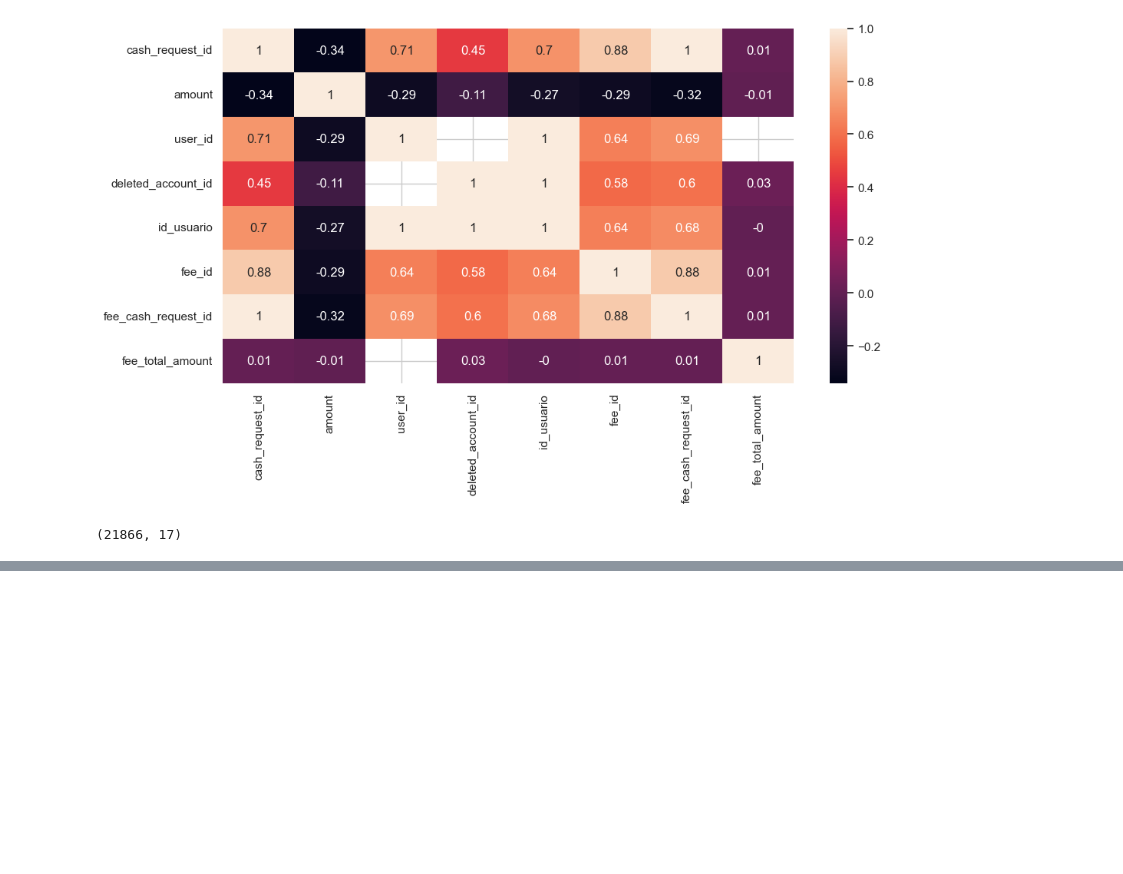
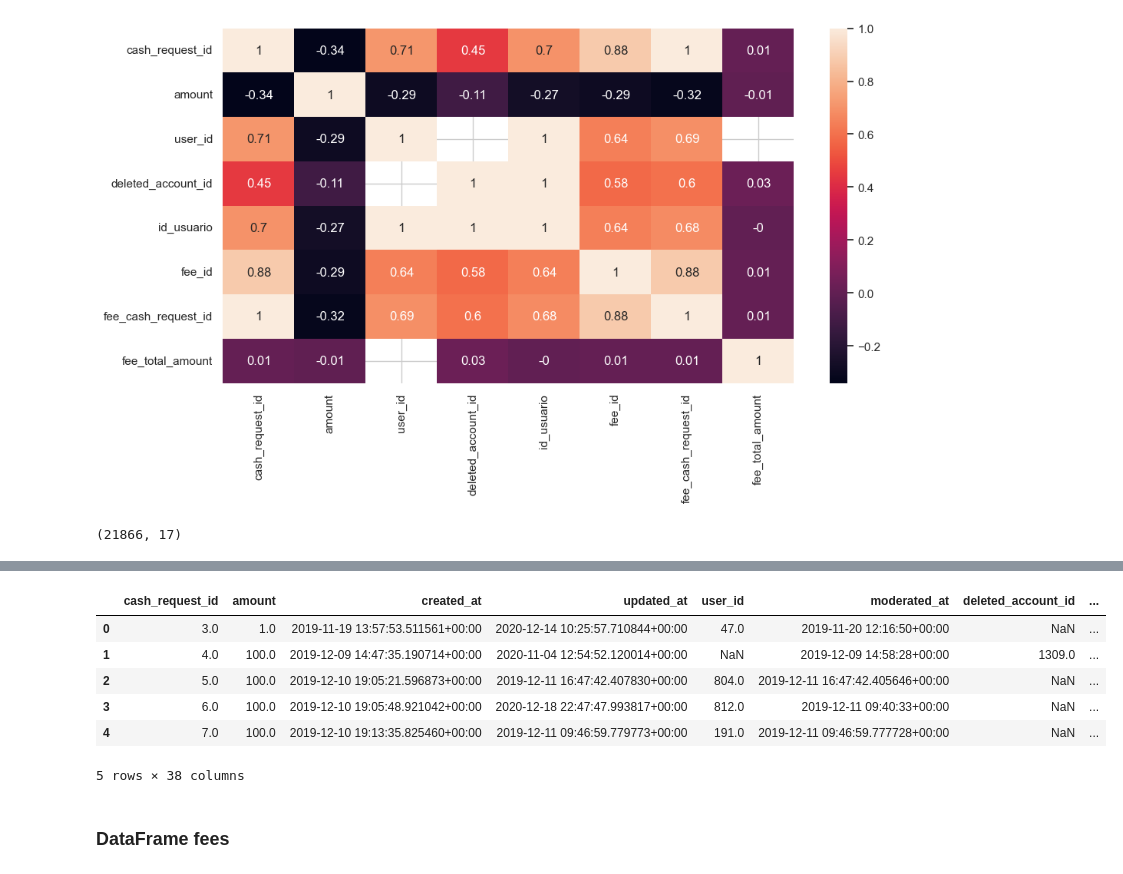
Before and after one commit to DataScience-UOC-projects/monayvi, a Jupyter notebook: notebooks/pre-procesamiento.ipynb, the cells around one changed output, grey strips where cells are left out. Drawn from its saved outputs; the diff is of its cells as text; code cells hidden in the pictures; blank space fills up the shorter version.

Commit message:
Añade notebook para documentar decisiones de análisis

```diff
--- a/notebooks/pre-procesamiento.ipynb
+++ b/notebooks/pre-procesamiento.ipynb
@@ -304,0 +309,5 @@ ds.cash[ds.cash['deleted_account_id'].isna()].shape
+# %%
+# Añadir columna 'alright' con valor 1 para aquellas filas sin correspondencia en el dataframe fees
+ds.merged['alright'] = ds.merged['fee_id'].transform(lambda x: 0 if pd.isnull(x) else 1)
+ds.merged[['cash_request_id','fee_id','alright']].tail(50)
+ds.merged[ds.merged['cash_request_id'].isna()]
@@ -304,0 +321,15 @@ ds.cash[ds.cash['deleted_account_id'].isna()].shape
+# %%
+# Añadir dummies, en algunos casos añadiendo prefijo para que no se confundan los dummies de categorías con valores iguales o parecidos
+# cash.status
+ds.merged.status.head()
+ds.merged.status.value_counts()
+# money_back               23270
+# rejected                  6568
+# direct_debit_rejected     1941
+# active                     158
+# direct_debit_sent           74
+# transaction_declined        48
+# canceled                    35
+cash_status_dummies = pd.get_dummies(ds.merged.status, dtype="int", drop_first=True, prefix='cstatus', prefix_sep='_')
+cash_status_dummies.head()
+# drop_first=True ha eliminado el dummy para 'status'='active'
@@ -304,0 +343,4 @@ ds.cash[ds.cash['deleted_account_id'].isna()].shape
+# %%
+cash_transfer_type_dummies = pd.get_dummies(ds.merged.transfer_type, dtype="int", drop_first=True, prefix='ctranstype', prefix_sep='_')
+cash_transfer_type_dummies.head()
+# drop_first=True ha eliminado el dummy para 'transfer_type'='instant_payment'
@@ -304,0 +354,4 @@ ds.cash[ds.cash['deleted_account_id'].isna()].shape
+# %%
+cash_recovery_status_dummies = pd.get_dummies(ds.merged.recovery_status, dtype="int", drop_first=True, prefix='crecostatus', prefix_sep='_')
+cash_recovery_status_dummies.head()
+# drop_first=True ha eliminado el dummy para 'recovery_status'='cancelled'
@@ -304,0 +367,14 @@ ds.cash[ds.cash['deleted_account_id'].isna()].shape
+# %%
+merged_dummy = pd.concat([ds.merged, cash_status_dummies, cash_transfer_type_dummies, cash_recovery_status_dummies], axis=1)
+merged_dummy.drop(columns=['status','transfer_type','recovery_status'], inplace=True)
+merged_dummy.head()
+# %% [output]
+|  | cash_request_id | amount | created_at | updated_at | user_id | moderated_at | deleted_account_id | ... |
+| 0 | 3.0 | 1.0 | 2019-11-19 13:57:53.511561+00:00 | 2020-12-14 10:25:57.710844+00:00 | 47.0 | 2019-11-20 12:16:50+00:00 | NaN | ... |
+| 1 | 4.0 | 100.0 | 2019-12-09 14:47:35.190714+00:00 | 2020-11-04 12:54:52.120014+00:00 | NaN | 2019-12-09 14:58:28+00:00 | 1309.0 | ... |
+| 2 | 5.0 | 100.0 | 2019-12-10 19:05:21.596873+00:00 | 2019-12-11 16:47:42.407830+00:00 | 804.0 | 2019-12-11 16:47:42.405646+00:00 | NaN | ... |
+| 3 | 6.0 | 100.0 | 2019-12-10 19:05:48.921042+00:00 | 2020-12-18 22:47:47.993817+00:00 | 812.0 | 2019-12-11 09:40:33+00:00 | NaN | ... |
+| 4 | 7.0 | 100.0 | 2019-12-10 19:13:35.825460+00:00 | 2019-12-11 09:46:59.779773+00:00 | 191.0 | 2019-12-11 09:46:59.777728+00:00 | NaN | ... |
+5 rows × 38 columns
+# %% [markdown]
+### DataFrame fees
```
Also changed, not shown: parts of 7 cells of this notebook, 2 other files.
